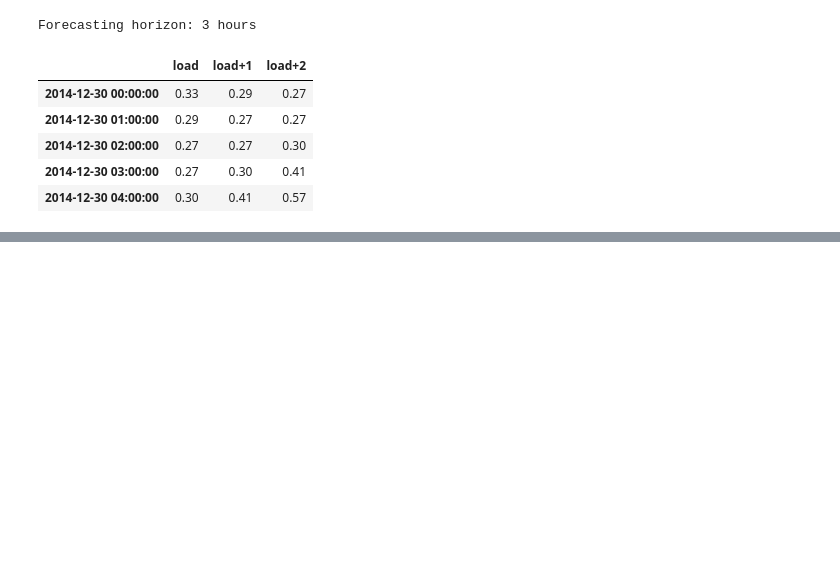
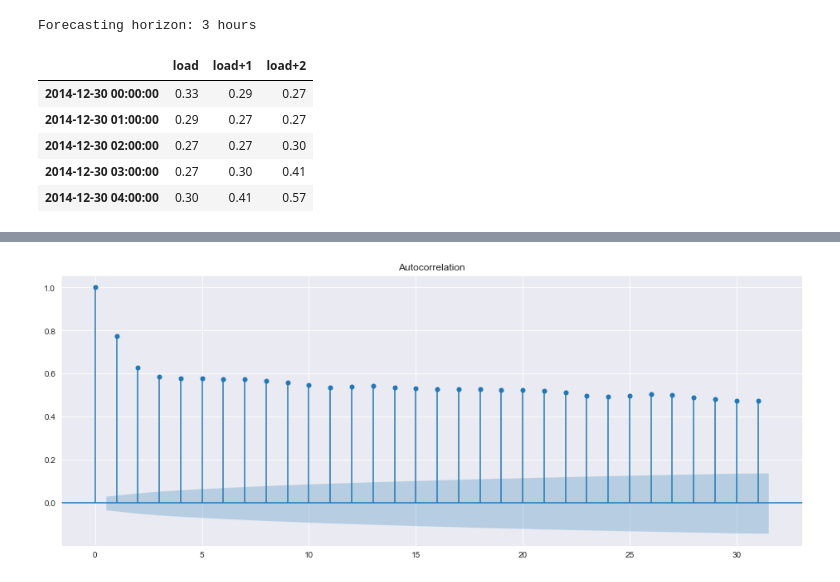
Before and after one commit to bastrob/Working_forecasting_series, a Jupyter notebook: TimeSeriesForecasting.ipynb, the cells around one changed output, grey strips where cells are left out. Saved outputs shown, nothing was run; the diff lists cells and outputs as text; code cells hidden in the pictures; blank space fills up the shorter version.

```diff
--- a/TimeSeriesForecasting.ipynb
+++ b/TimeSeriesForecasting.ipynb
@@ -389,0 +403,5 @@ Wall time: 415 ms
+# %%
+plot_acf(series, lags=31)
+pyplot.show()
+# %% [output]
+[figure, added]
```
Also changed, not shown: parts of 33 cells of this notebook.
